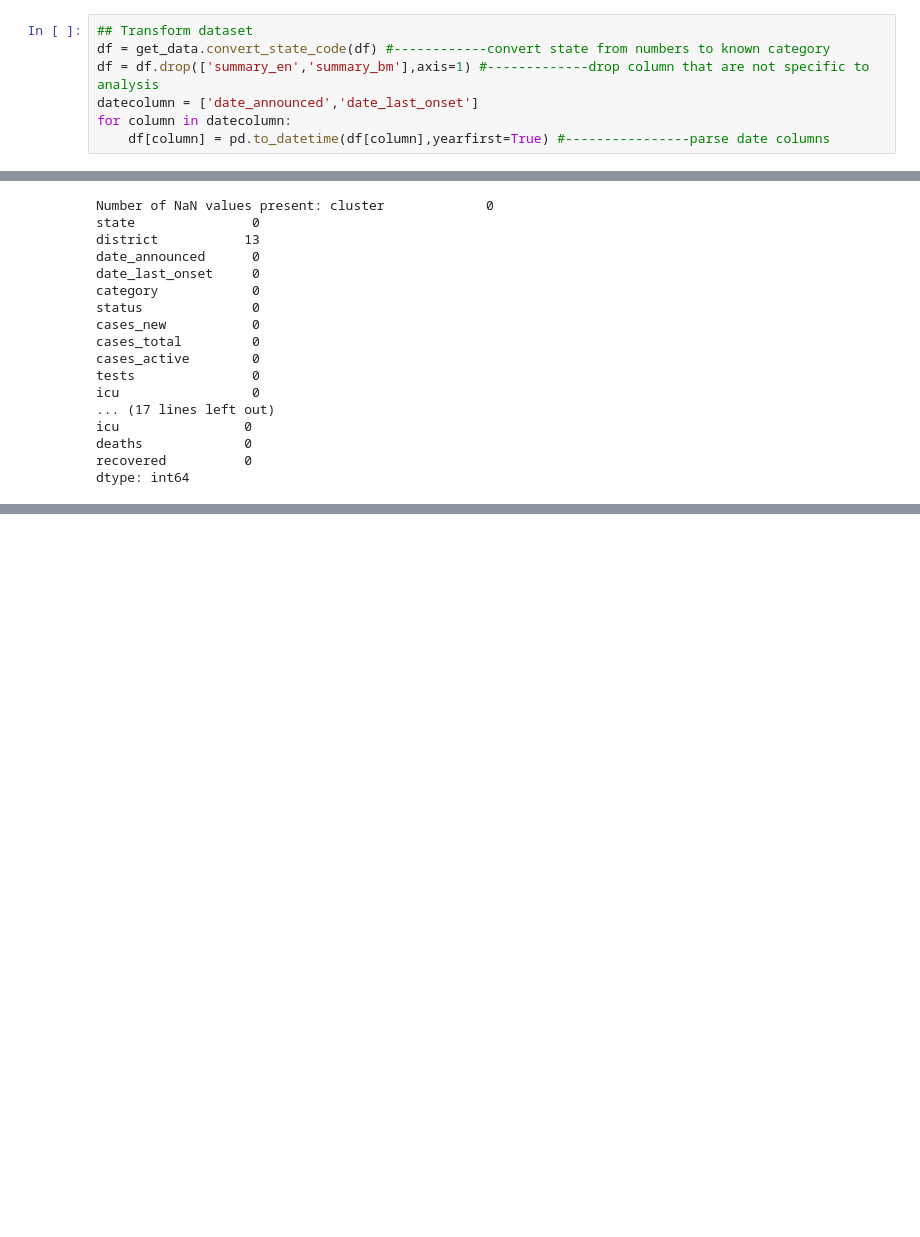
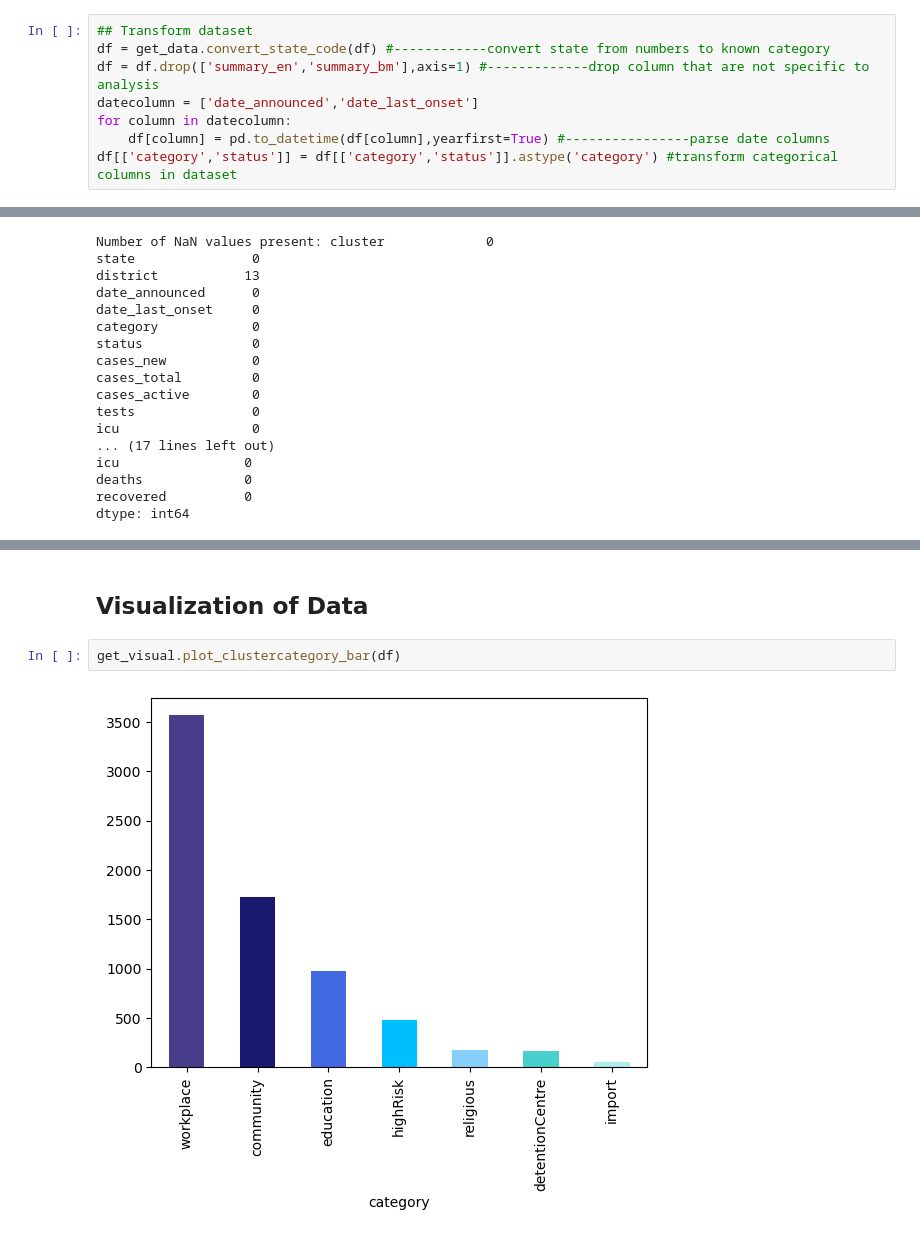
Before and after one commit to drmayu7/covid19-public, a Jupyter notebook: main.ipynb, the cells around one changed output, grey strips where cells are left out. Drawn from its saved outputs; the diff is of its cells as text; blank space fills up the shorter version.

Commit message:
Added get_visual and improve get_data function
get_visual - plot_clustercategory_bar(df)
get_data - show_cluster_max(df,value_column)

```diff
--- a/main.ipynb
+++ b/main.ipynb
@@ -18,6 +37,7 @@ df = df.drop(['summary_en','summary_bm'],axis=1) #-------------drop column that
 datecolumn = ['date_announced','date_last_onset']
 for column in datecolumn:
     df[column] = pd.to_datetime(df[column],yearfirst=True) #----------------parse date columns
+df[['category','status']] = df[['category','status']].astype('category') #transform categorical columns in dataset
 # %%
 ## Overview and Transform
 df = get_data.null_values(df,'district','not_stated') #---------------read null values from a column and return null statement
@@ -89,0 +217,6 @@ Index(['cluster', 'state', 'district', 'date_announced', 'date_last_onset',
+# %% [markdown]
+## Visualization of Data
+# %%
+get_visual.plot_clustercategory_bar(df)
+# %% [output]
+[figure, added]
```
Also changed, not shown: parts of 20 cells of this notebook, 3 other files.
